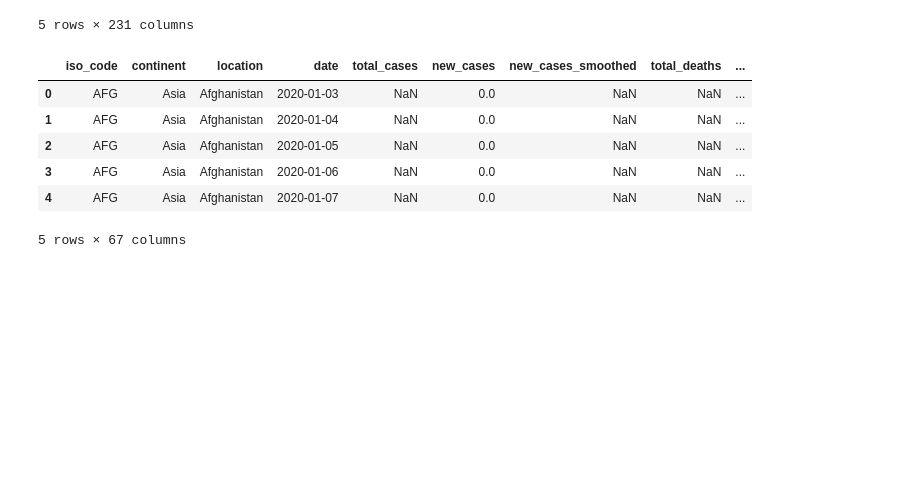
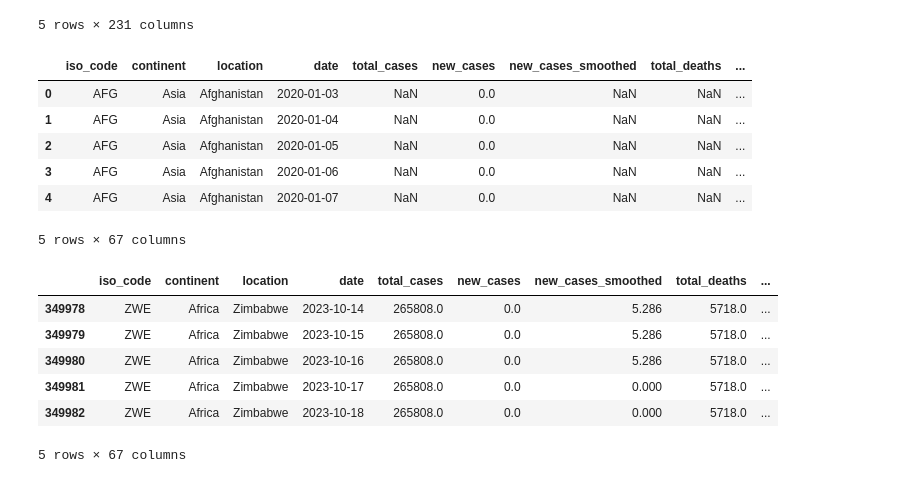
Before and after one commit to datla-ria/Project-1, a Jupyter notebook: project-1.ipynb, the cells around one changed output. Drawn from its saved outputs; the diff is of its cells as text; code cells hidden in the pictures; blank space fills up the shorter version.

```diff
--- a/project-1.ipynb
+++ b/project-1.ipynb
@@ -29,3 +29,13 @@ covid_data_df.head()
 | 3 | AFG | Asia | Afghanistan | 2020-01-06 | NaN | 0.0 | NaN | NaN | ... |
 | 4 | AFG | Asia | Afghanistan | 2020-01-07 | NaN | 0.0 | NaN | NaN | ... |
 5 rows × 67 columns
+# %%
+covid_data_df.tail()
+# %% [output]
+|  | iso_code | continent | location | date | total_cases | new_cases | new_cases_smoothed | total_deaths | ... |
+| 349978 | ZWE | Africa | Zimbabwe | 2023-10-14 | 265808.0 | 0.0 | 5.286 | 5718.0 | ... |
+| 349979 | ZWE | Africa | Zimbabwe | 2023-10-15 | 265808.0 | 0.0 | 5.286 | 5718.0 | ... |
+| 349980 | ZWE | Africa | Zimbabwe | 2023-10-16 | 265808.0 | 0.0 | 5.286 | 5718.0 | ... |
+| 349981 | ZWE | Africa | Zimbabwe | 2023-10-17 | 265808.0 | 0.0 | 0.000 | 5718.0 | ... |
+| 349982 | ZWE | Africa | Zimbabwe | 2023-10-18 | 265808.0 | 0.0 | 0.000 | 5718.0 | ... |
+5 rows × 67 columns
```
Also changed, not shown: parts of 9 cells of this notebook, 1 other file.
